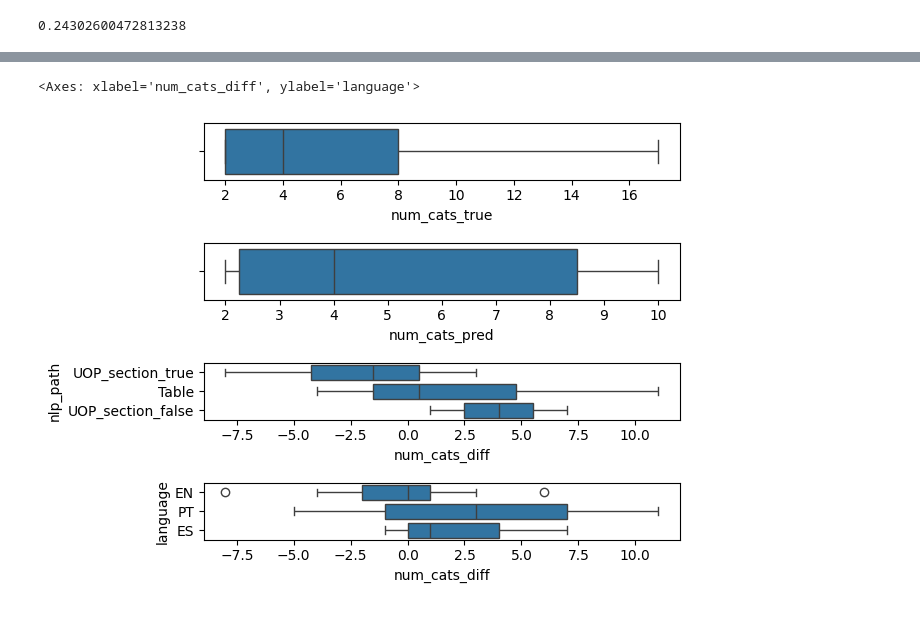
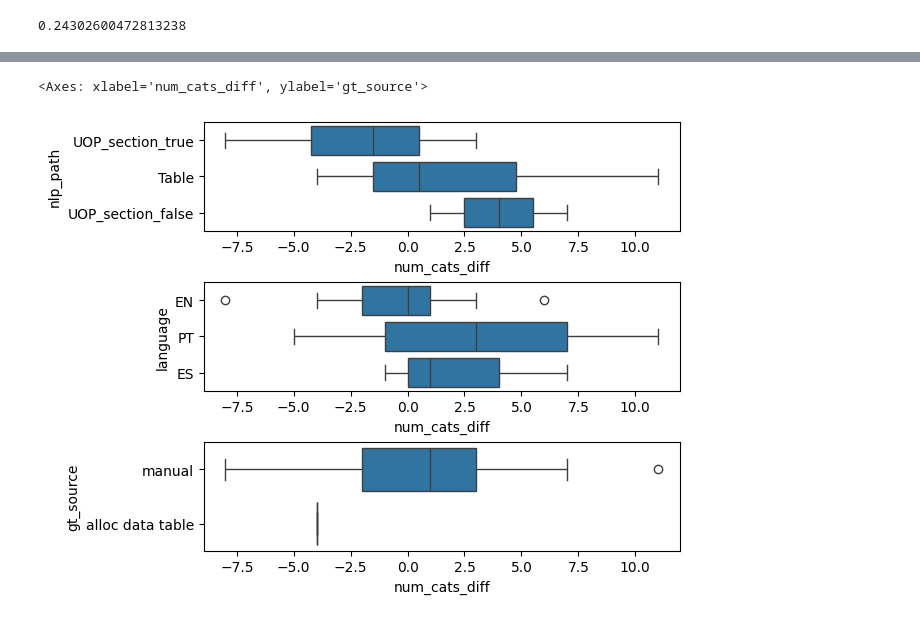
Before and after one commit to emw9805-notabot/ADSCert_project_Watson, a Jupyter notebook: Eval_metrics_V4.ipynb, the cells around one changed output, grey strips where cells are left out. Drawn from its saved outputs; the diff is of its cells as text; code cells hidden in the pictures.

```diff
--- a/Eval_metrics_V4.ipynb
+++ b/Eval_metrics_V4.ipynb
@@ -239,12 +239,11 @@ Data columns (total 12 columns):
 dtypes: bool(1), float64(2), int64(3), str(6)
 memory usage: 2.4 KB
 # %%
-fig, axes = plt.subplots(4,1, layout='constrained')
-fig.set_constrained_layout_pads(h_pad = 0.1)
-sns.boxplot(x=boxplot_df['num_cats_true'], ax=axes[0])
-sns.boxplot(x=boxplot_df['num_cats_pred'], ax=axes[1])
-sns.boxplot(x=boxplot_df['num_cats_diff'], y = boxplot_df['nlp_path'], ax=axes[2])
-sns.boxplot(x=boxplot_df['num_cats_diff'], y = boxplot_df['language'], ax=axes[3])
+fig, axes = plt.subplots(3,1, layout = 'constrained')
+
+sns.boxplot(x=boxplot_df['num_cats_diff'], y = boxplot_df['nlp_path'], ax=axes[0])
+sns.boxplot(x=boxplot_df['num_cats_diff'], y = boxplot_df['language'], ax=axes[1])
+sns.boxplot(x=boxplot_df['num_cats_diff'], y = boxplot_df['gt_source'], ax=axes[2])
 # %% [output]
-<Axes: xlabel='num_cats_diff', ylabel='language'>
+<Axes: xlabel='num_cats_diff', ylabel='gt_source'>
-[figure, old version]
+[figure, new version]
```
Also changed, not shown: parts of 1 cell of this notebook.
